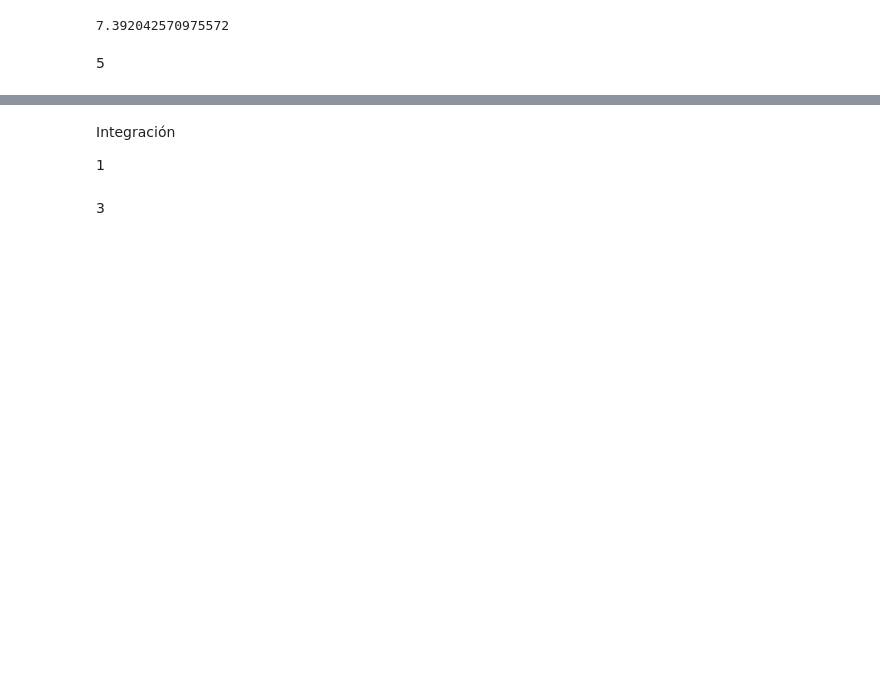
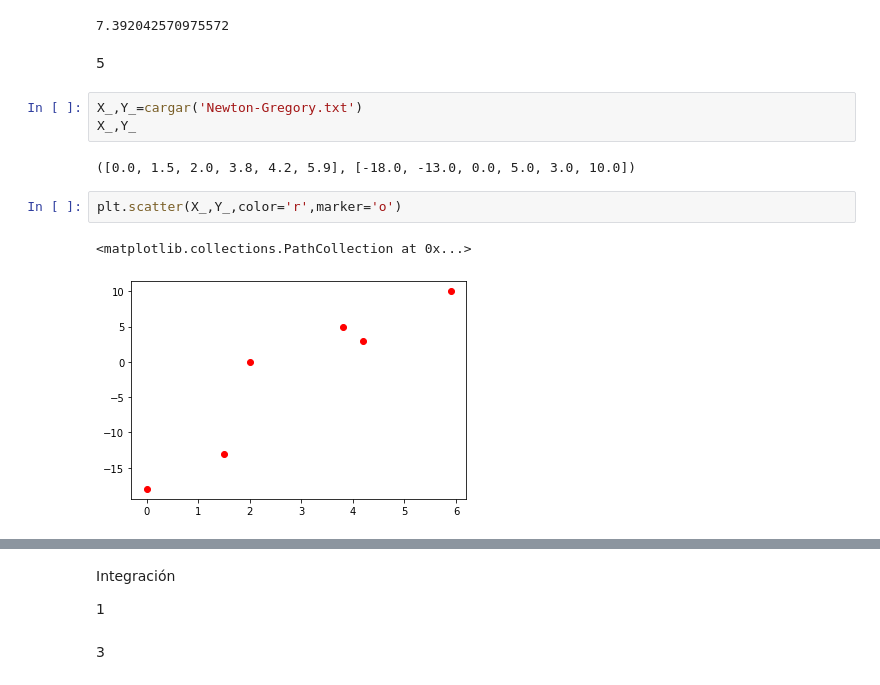
Before and after one commit to lsperezm/Metodos1-LauraPerez-SofiaLizarazo, a Jupyter notebook: Taller2/Taller2-LauraSofiaPerez-BrendaSofiaLizarazo.ipynb, the cells around one changed output, grey strips where cells are left out. Cells and saved outputs as stored; diff of their text form; blank space fills up the shorter version.

```diff
--- a/Taller2/Taller2-LauraSofiaPerez-BrendaSofiaLizarazo.ipynb
+++ b/Taller2/Taller2-LauraSofiaPerez-BrendaSofiaLizarazo.ipynb
@@ -242,3 +246,13 @@ speed
 7.392042570975572
 # %% [markdown]
 5
+# %%
+X_,Y_=cargar('Newton-Gregory.txt')
+X_,Y_
+# %% [output]
+([0.0, 1.5, 2.0, 3.8, 4.2, 5.9], [-18.0, -13.0, 0.0, 5.0, 3.0, 10.0])
+# %%
+plt.scatter(X_,Y_,color='r',marker='o')
+# %% [output]
+<matplotlib.collections.PathCollection at 0x...>
+[figure, added]
```
Also changed, not shown: parts of 4 cells of this notebook.
